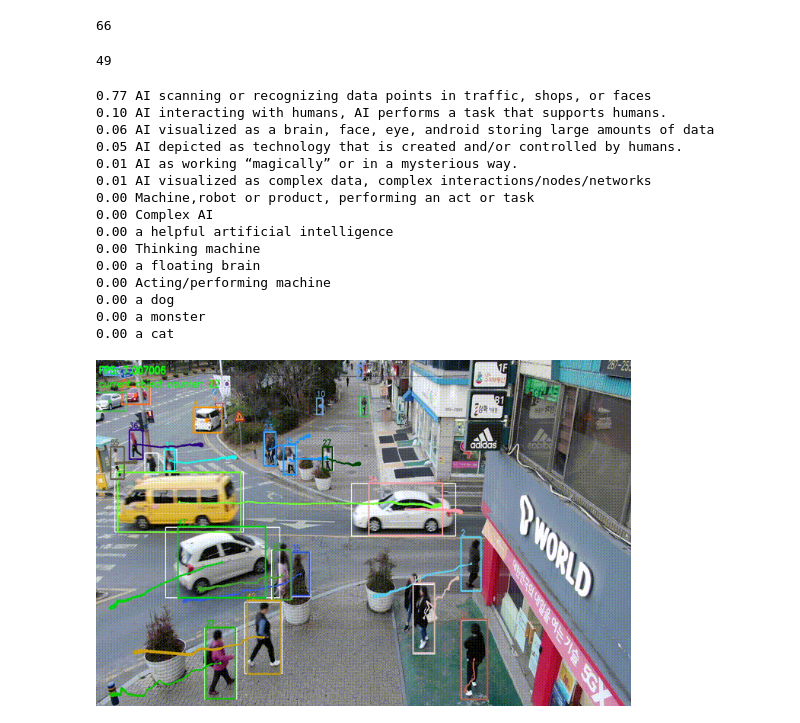
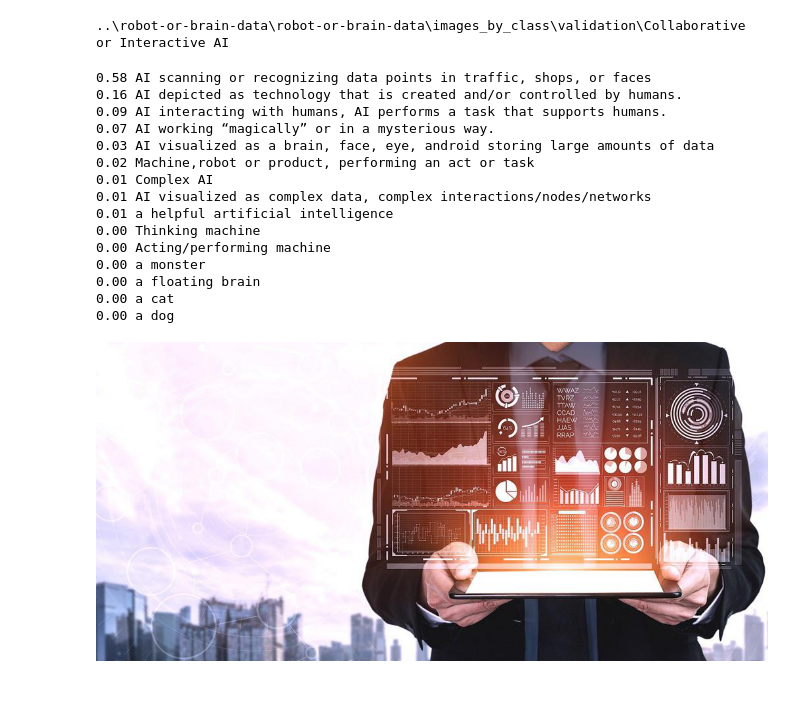
Before and after one commit to robot-or-brain/robot_or_brain, a Jupyter notebook: robotorbrain_clip.ipynb, the cells around one changed output. Drawn from its saved outputs; the diff is of its cells as text; code cells hidden in the pictures; blank space fills up the shorter version.

Commit message:
update clip notebook to work with offline images

```diff
--- a/robotorbrain_clip.ipynb
+++ b/robotorbrain_clip.ipynb
@@ -73,27 +81,0 @@ acting = "Machine,robot or product, performing an act or task"
-# %%
-_learning = """Learning/recognition machine // AI as software // Machine learning
-= visualization of AI as scanning or recognizing data points in an image, for instance, traffic, shops, or faces. If a human is the subject of scanning, this frame applies, too. However, if the scanning/recognition is part of an interaction between humans, this is coded as collaborative AI
-Included concepts:
-−	Progress
-−	4th industrial revolution"""
-learning = "AI scanning or recognizing data points in traffic, shops, or faces"
-len(learning)
-# %% [output]
-66
-# %%
-_mysterious = """Mysterious AI
-= depicts AI as working “magically” or in a mysterious way. This can be visualized as a shining light or as a scene where the consequence of the activity is unknown. It can also be visualized as creating something new, as being god-like, or to establish connections between the human and computer that are depicted as “magic” (as opposed to working together like in collaborative AI).
-Included concepts:
-−	Magic powers
-−	“blessed by the algorithm”
-−	Deification
-−	Dominance
-−	“good” AI
-−	Creation
-−	Immortality
-−	Quasi-religious
-−	Metaphysical machine"""
-mysterious = "AI working “magically” or in a mysterious way."
-len(mysterious)
-# %% [output]
-49
@@ -115,37 +82,50 @@ superior = "AI depicted as technology that is created and/or controlled by human
+# %%
+from pathlib import Path
+import os
+base_dir = Path('../robot-or-brain-data/robot-or-brain-data/images_by_class')
+split = 'validation'
+validation_dir = base_dir / split
+
+classes = [p.name for p in validation_dir.iterdir()]
+class_dir = validation_dir / classes[1]
+print(class_dir)
+image_path = [p for p in class_dir.iterdir()][0]
+# %% [output]
+..\robot-or-brain-data\robot-or-brain-data\images_by_class\validation\Collaborative or Interactive AI
 # %%
 device = "cuda" if torch.cuda.is_available() else "cpu"
 model, preprocess = clip.load("ViT-B/32", device=device)
 
-img = Image.open(traffic_image_path)
+img = Image.open(image_path)
 image = preprocess(img).unsqueeze(0).to(device)
-labels = ["a helpful artificial intelligence", "Thinking machine", "Acting/performing machine", "a dog", "a cat","a monster","a floating brain", "Complex AI", collab, thinking, acting, learning, mysterious, complx, superior]
+labels = ["a helpful artificial intelligence", "Thinking machine", "Acting/performing machine", "a dog", "a cat","a monster","a floating brain", "Complex AI"] + frames
 text = clip.tokenize(labels).to(device)
 
 with torch.no_grad():
     # image_features = model.encode_image(image)
     # text_features = model.encode_text(text)
 
     logits_per_image, logits_per_text = model(image, text)
     probs = logits_per_image.softmax(dim=-1).cpu().numpy()
 
 
 for prob, label in sorted(zip(probs[0], labels), key=lambda x : x[0], reverse=True):
     print(f'{prob:.2f} {label}')
 img
 # %% [output]
-0.77 AI scanning or recognizing data points in traffic, shops, or faces
-0.10 AI interacting with humans, AI performs a task that supports humans.
-0.06 AI visualized as a brain, face, eye, android storing large amounts of data
-0.05 AI depicted as technology that is created and/or controlled by humans.
-0.01 AI as working “magically” or in a mysterious way.
+0.58 AI scanning or recognizing data points in traffic, shops, or faces
+0.16 AI depicted as technology that is created and/or controlled by humans.
+0.09 AI interacting with humans, AI performs a task that supports humans.
+0.07 AI working “magically” or in a mysterious way.
+0.03 AI visualized as a brain, face, eye, android storing large amounts of data
+0.02 Machine,robot or product, performing an act or task
+0.01 Complex AI
 0.01 AI visualized as complex data, complex interactions/nodes/networks
-0.00 Machine,robot or product, performing an act or task
-0.00 Complex AI
-0.00 a helpful artificial intelligence
+0.01 a helpful artificial intelligence
 0.00 Thinking machine
+0.00 Acting/performing machine
+0.00 a monster
 0.00 a floating brain
-0.00 Acting/performing machine
+0.00 a cat
 0.00 a dog
-0.00 a monster
-0.00 a cat
-[figure, old version]
+[figure, new version]
```
Also changed, not shown: parts of 10 cells of this notebook.
